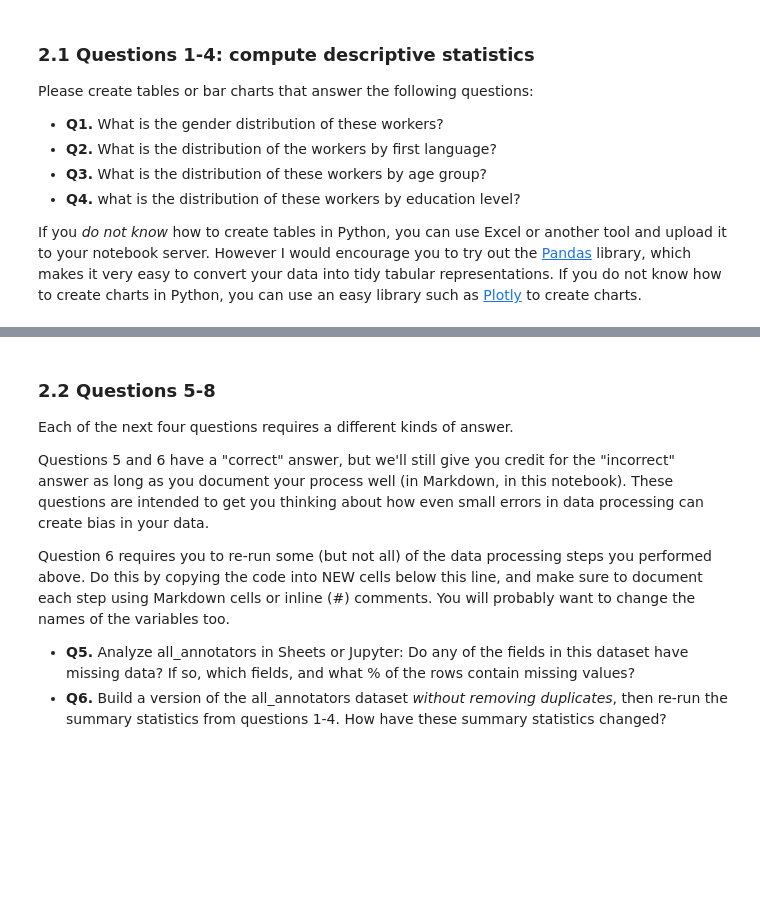
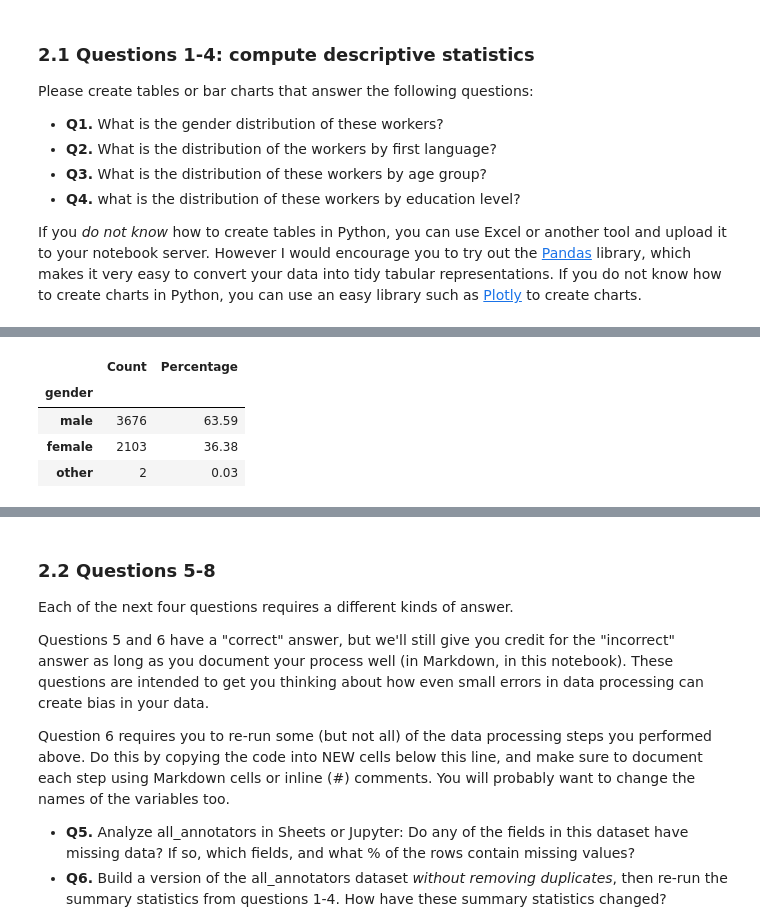
Before and after one commit to shayokita/hcde-410, a Jupyter notebook: A2/hcde410-a2.ipynb, the cells around one changed output, grey strips where cells are left out. Saved outputs shown, nothing was run; the diff lists cells and outputs as text; code cells hidden in the pictures; blank space fills up the shorter version.

```diff
--- a/A2/hcde410-a2.ipynb
+++ b/A2/hcde410-a2.ipynb
@@ -393,0 +443,16 @@ Use both Markdown and code-formatted cells.
+# %%
+##Q1
+gender_counts = df["gender"].fillna("Missing").replace("", "Missing").value_counts()
+
+gender_table = pd.DataFrame({
+    "Count": gender_counts,
+    "Percentage": (gender_counts / len(df) * 100).round(2)
+})
+
+gender_table
+# %% [output]
+|  | Count | Percentage |
+| gender |  |  |
+| male | 3676 | 63.59 |
+| female | 2103 | 36.38 |
+| other | 2 | 0.03 |
```
Also changed, not shown: parts of 10 cells of this notebook.
